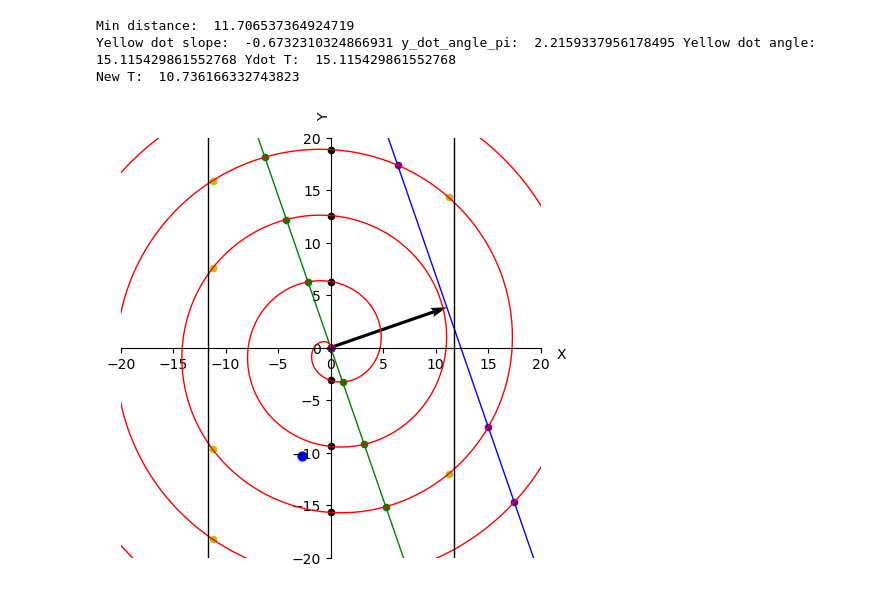
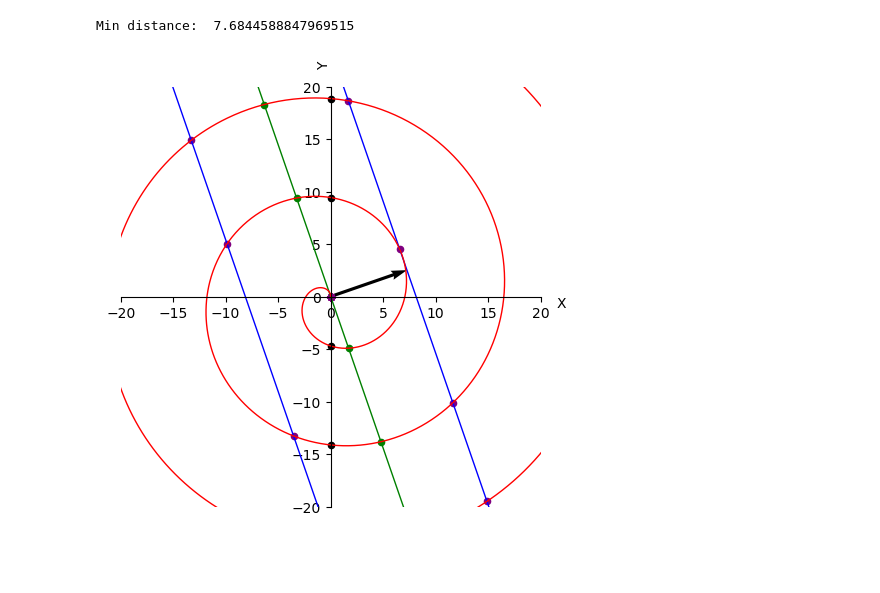
Before and after one commit to Kiril-Lazarov/Intersection-points-between-a-line-and-a-spiral, a Jupyter notebook: Intersection between a line and a spiral.ipynb, the cells around one changed output. Cells and saved outputs as stored; diff of their text form; code cells hidden in the pictures; blank space fills up the shorter version.

Commit message:
Plot the line with opposite sign for b parameter of the linear function

```diff
--- a/Intersection between a line and a spiral.ipynb
+++ b/Intersection between a line and a spiral.ipynb
@@ -140,19 +158,17 @@ def plot_objects(a, b, x, spiral_radius_velocity, spiral_angle_velocity, init_sp
     plt.show()
 # %%
 # Define line and spiral variables
-# a = -2.89
-# # b = 34.36
-# b = 34.7
+a = -2.89
+# b = 34.36
+b = 23.5
 x = 1
 
-spiral_radius_velocity = 1
+spiral_radius_velocity = 1.5
 init_spiral_angle = np.pi/2
 spiral_angle_velocity = 1
 
 plot_objects(a, b, x,spiral_radius_velocity, spiral_angle_velocity, init_spiral_angle)
 # plot_vectors_distances(a, b, spiral_radius_velocity, spiral_angle_velocity, init_spiral_angle, x_range)
 # %% [output]
-Min distance:  11.706537364924719
-Yellow dot slope:  -0.6732310324866931 y_dot_angle_pi:  2.2159337956178495 Yellow dot angle:  15.115429861552768 Ydot T:  15.115429861552768
-New T:  10.736166332743823
+Min distance:  7.6844588847969515
-[figure, old version]
+[figure, new version]
```
Also changed, not shown: parts of 1 cell of this notebook.
